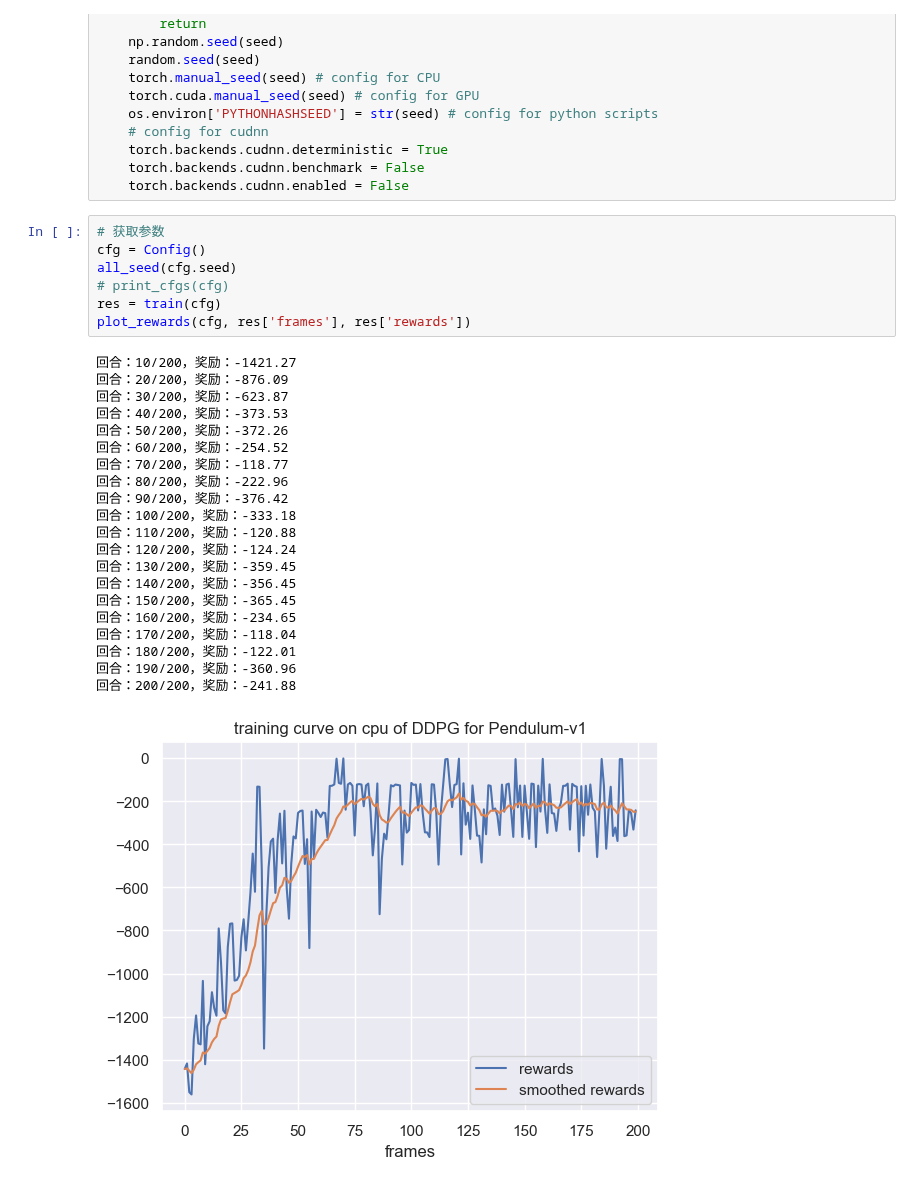
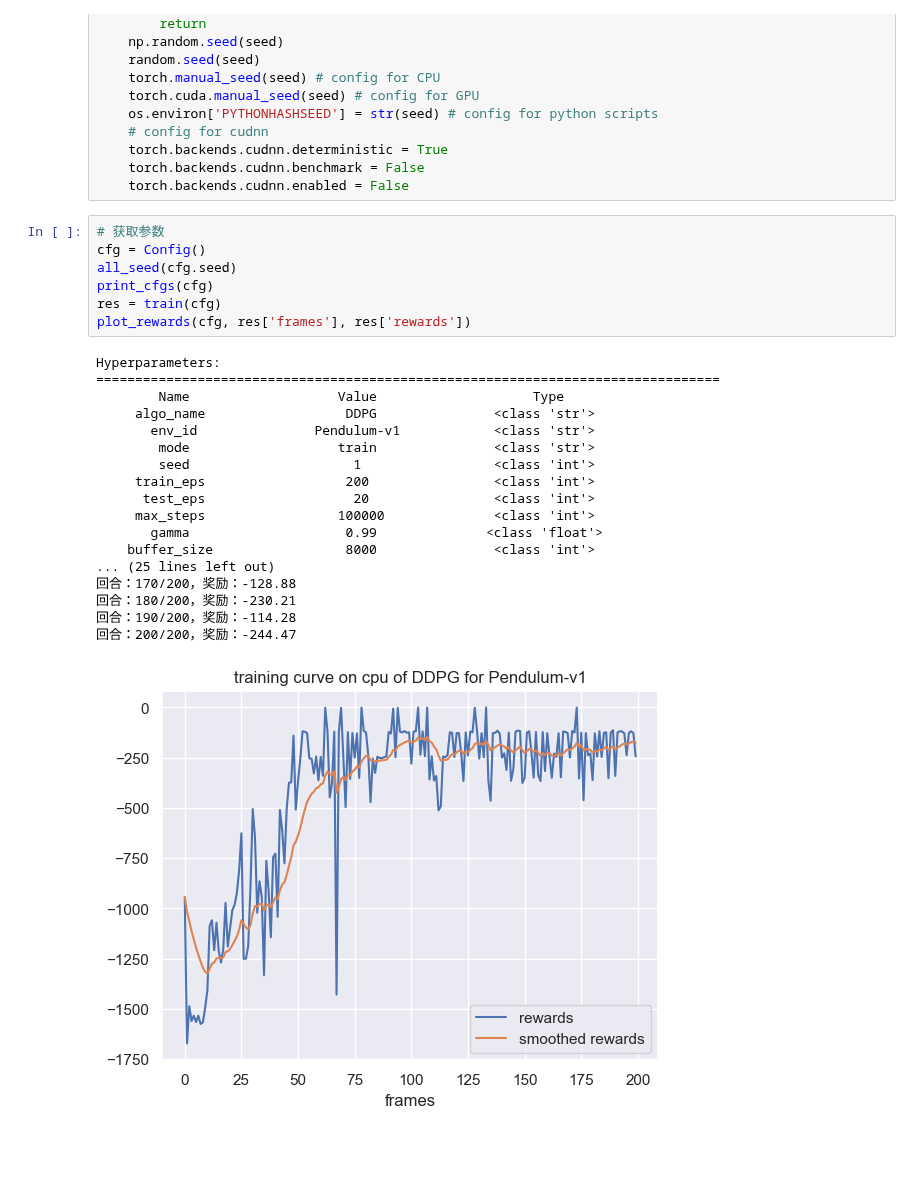
Before and after one commit to datawhalechina/joyrl-book, a Jupyter notebook: notebooks/第11章_DDPG_Pendulum-v1.ipynb, the cells around one changed output. Saved outputs shown, nothing was run; the diff lists cells and outputs as text; blank space fills up the shorter version.

```diff
--- a/notebooks/第11章_DDPG_Pendulum-v1.ipynb
+++ b/notebooks/第11章_DDPG_Pendulum-v1.ipynb
@@ -303,29 +303,26 @@ def all_seed(seed: int = 0):
 # %%
 # 获取参数
 cfg = Config()
 all_seed(cfg.seed)
-# print_cfgs(cfg)
+print_cfgs(cfg)
 res = train(cfg)
 plot_rewards(cfg, res['frames'], res['rewards'])
 # %% [output]
-回合：10/200，奖励：-1421.27
-回合：20/200，奖励：-876.09
-回合：30/200，奖励：-623.87
-回合：40/200，奖励：-373.53
-回合：50/200，奖励：-372.26
-回合：60/200，奖励：-254.52
-回合：70/200，奖励：-118.77
-回合：80/200，奖励：-222.96
-回合：90/200，奖励：-376.42
-回合：100/200，奖励：-333.18
-回合：110/200，奖励：-120.88
-回合：120/200，奖励：-124.24
-回合：130/200，奖励：-359.45
-回合：140/200，奖励：-356.45
-回合：150/200，奖励：-365.45
-回合：160/200，奖励：-234.65
-回合：170/200，奖励：-118.04
-回合：180/200，奖励：-122.01
-回合：190/200，奖励：-360.96
-回合：200/200，奖励：-241.88
+Hyperparameters:
+================================================================================
+        Name                   Value                    Type
+     algo_name                  DDPG               <class 'str'>
+       env_id               Pendulum-v1            <class 'str'>
+        mode                   train               <class 'str'>
+        seed                     1                 <class 'int'>
+     train_eps                  200                <class 'int'>
+      test_eps                   20                <class 'int'>
+     max_steps                 100000              <class 'int'>
+       gamma                    0.99              <class 'float'>
+    buffer_size                 8000               <class 'int'>
+... (25 lines left out)
+回合：170/200，奖励：-128.88
+回合：180/200，奖励：-230.21
+回合：190/200，奖励：-114.28
+回合：200/200，奖励：-244.47
-[figure, old version]
+[figure, new version]
```
Also changed, not shown: 2 other files.
